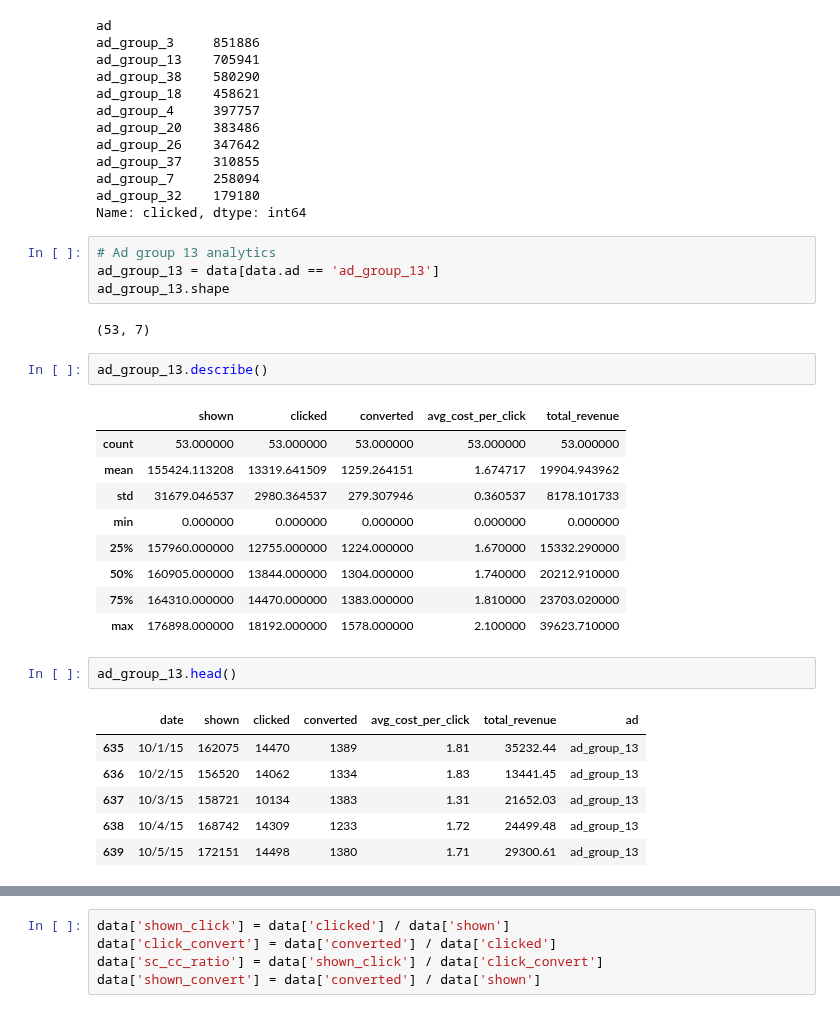
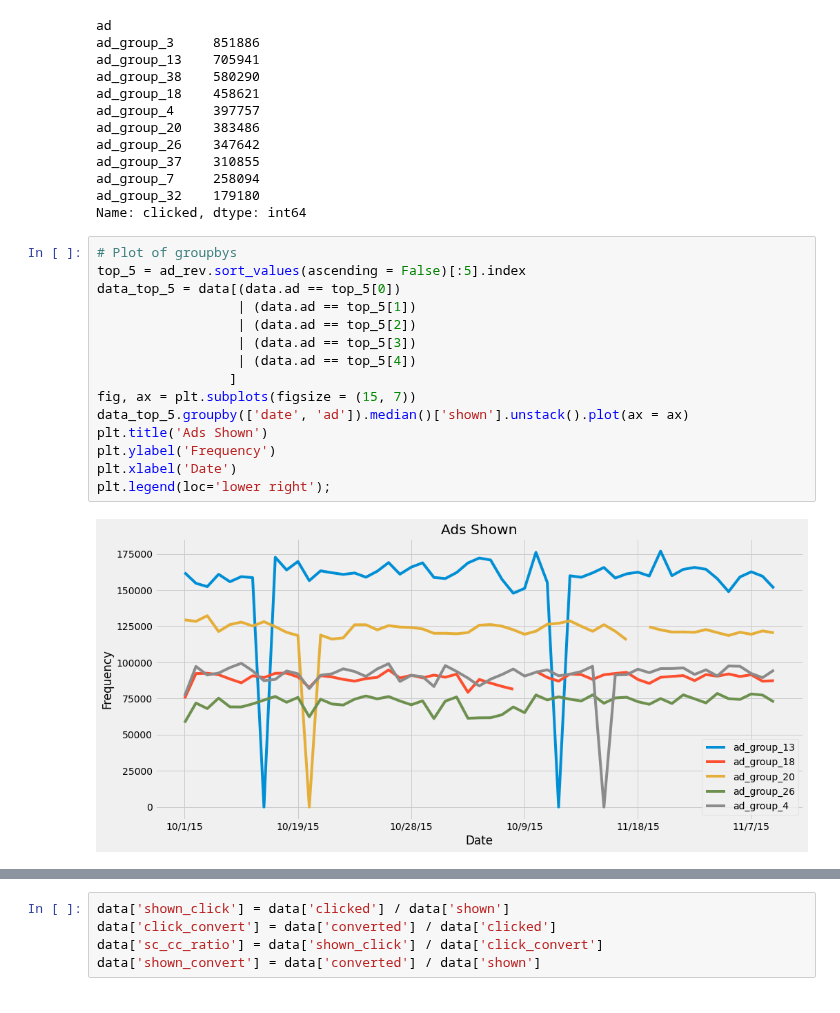
Before and after one commit to yuchild/erik_interviewqs, a Jupyter notebook: question_top_click_ads.ipynb, the cells around one changed output, grey strips where cells are left out. Cells and saved outputs as stored; diff of their text form.

```diff
--- a/question_top_click_ads.ipynb
+++ b/question_top_click_ads.ipynb
@@ -62,30 +62,20 @@ ad_group_37    310855
 ad_group_7     258094
 ad_group_32    179180
 Name: clicked, dtype: int64
-# %%
-# Ad group 13 analytics
-ad_group_13 = data[data.ad == 'ad_group_13']
-ad_group_13.shape
-# %% [output]
-(53, 7)
-# %%
-ad_group_13.describe()
-# %% [output]
-|  | shown | clicked | converted | avg_cost_per_click | total_revenue |
-| count | 53.000000 | 53.000000 | 53.000000 | 53.000000 | 53.000000 |
-| mean | 155424.113208 | 13319.641509 | 1259.264151 | 1.674717 | 19904.943962 |
-| std | 31679.046537 | 2980.364537 | 279.307946 | 0.360537 | 8178.101733 |
-| min | 0.000000 | 0.000000 | 0.000000 | 0.000000 | 0.000000 |
-| 25% | 157960.000000 | 12755.000000 | 1224.000000 | 1.670000 | 15332.290000 |
-| 50% | 160905.000000 | 13844.000000 | 1304.000000 | 1.740000 | 20212.910000 |
-| 75% | 164310.000000 | 14470.000000 | 1383.000000 | 1.810000 | 23703.020000 |
-| max | 176898.000000 | 18192.000000 | 1578.000000 | 2.100000 | 39623.710000 |
-# %%
-ad_group_13.head()
-# %% [output]
-|  | date | shown | clicked | converted | avg_cost_per_click | total_revenue | ad |
-| 635 | 10/1/15 | 162075 | 14470 | 1389 | 1.81 | 35232.44 | ad_group_13 |
-| 636 | 10/2/15 | 156520 | 14062 | 1334 | 1.83 | 13441.45 | ad_group_13 |
-| 637 | 10/3/15 | 158721 | 10134 | 1383 | 1.31 | 21652.03 | ad_group_13 |
-| 638 | 10/4/15 | 168742 | 14309 | 1233 | 1.72 | 24499.48 | ad_group_13 |
-| 639 | 10/5/15 | 172151 | 14498 | 1380 | 1.71 | 29300.61 | ad_group_13 |
+# %%
+# Plot of groupbys
+top_5 = ad_rev.sort_values(ascending = False)[:5].index
+data_top_5 = data[(data.ad == top_5[0])
+                  | (data.ad == top_5[1])
+                  | (data.ad == top_5[2])
+                  | (data.ad == top_5[3])
+                  | (data.ad == top_5[4])
+                 ]
+fig, ax = plt.subplots(figsize = (15, 7))
+data_top_5.groupby(['date', 'ad']).median()['shown'].unstack().plot(ax = ax)
+plt.title('Ads Shown')
+plt.ylabel('Frequency')
+plt.xlabel('Date')
+plt.legend(loc='lower right');
+# %% [output]
+[figure, added]
```
Also changed, not shown: parts of 2 cells of this notebook.
